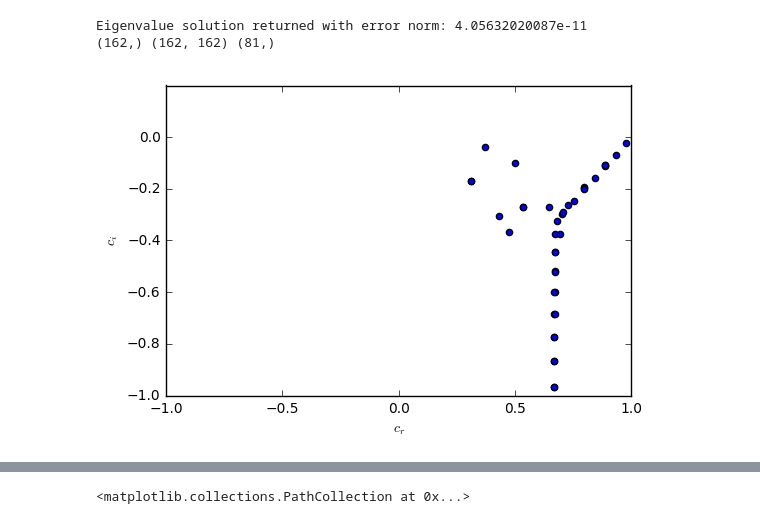
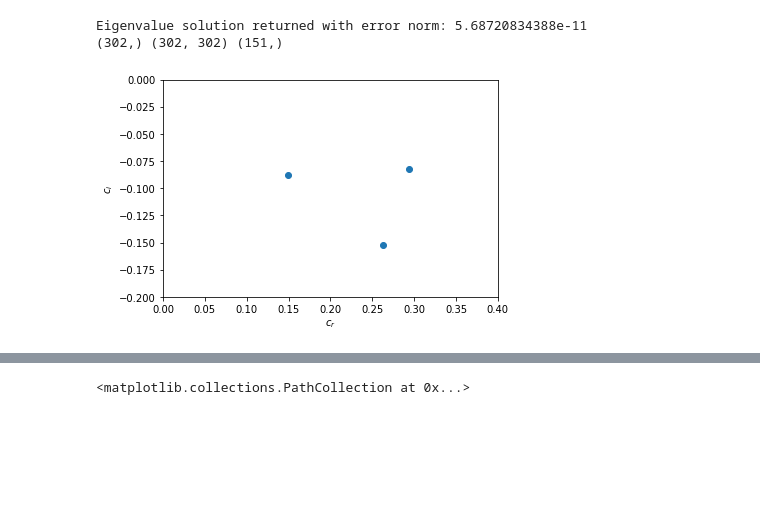
Before and after one commit to saba-vadarevu/Linear-Coherent-Structures-in-Channel-flows, a Jupyter notebook: library/Untitled.ipynb, the cells around one changed output, grey strips where cells are left out. Saved outputs shown, nothing was run; the diff lists cells and outputs as text; code cells hidden in the pictures; blank space fills up the shorter version.

Commit message:
Version 3.1: Validated LSA code for BLs too (to 5 decimal places). Next: Revisit pseudo.py for channels, eddy viscosity, svd, resolvent.

```diff
--- a/library/Untitled.ipynb
+++ b/library/Untitled.ipynb
@@ -9,28 +9,29 @@ import ops
 import scipy as sp
 %matplotlib inline
 # %%
-flowDict = {'a':0.5, 'b':1., 'Re':2000.}
-N = 81
-y = chebdif(N+2,1)[0]
-y = y[1:-1]
-U = 1.- y**2; dU = -2.*y; d2U=-2.*np.ones(U.size)
+flowDict = {'a':1./1.72, 'b':0., 'Re':800./1.72}
+#flowDict = {'a':0.2,'b':0., 'Re':500.}
+N = 151
+#y = chebdif(N+2,1)[0]
+#y = y[1:-1]
+#U = 1.- y**2; dU = -2.*y; d2U=-2.*np.ones(U.size)
 #linOps = ops.linearize(N=N,flowClass="channel", U=U, dU=dU, d2U=d2U )
-linOps = ops.linearize(N=N,flowClass="channel")
+linOps = ops.linearize(N=N,flowClass="bl",Y=15.)
 
 evals, evecs = linOps.eig(linOps.OSS(**flowDict), weighted=True)
 #evals, evecs = linOps.eig(OSS, b=b, weighted=True)
-print(evals.shape, evecs.shape, y.shape)
+print(evals.shape, evecs.shape, linOps.y.shape)
 
 omega = -1.j*evals
 c = omega/flowDict['a']
 #c = omega
 if True:
     plt.scatter(c.real, c.imag)
-    plt.xlim([-1.,1.])
-    plt.ylim([-1.,0.2])
+    plt.xlim([0.,0.4])
+    plt.ylim([-0.2,0.])
     plt.xlabel("$c_r$"); plt.ylabel("$c_i$")
     plt.show()
 # %% [output]
-Eigenvalue solution returned with error norm: 4.05632020087e-11
-(162,) (162, 162) (81,)
+Eigenvalue solution returned with error norm: 5.68720834388e-11
+(302,) (302, 302) (151,)
-[figure, old version]
+[figure, new version]
```
Also changed, not shown: parts of 13 cells of this notebook, 4 other files.
